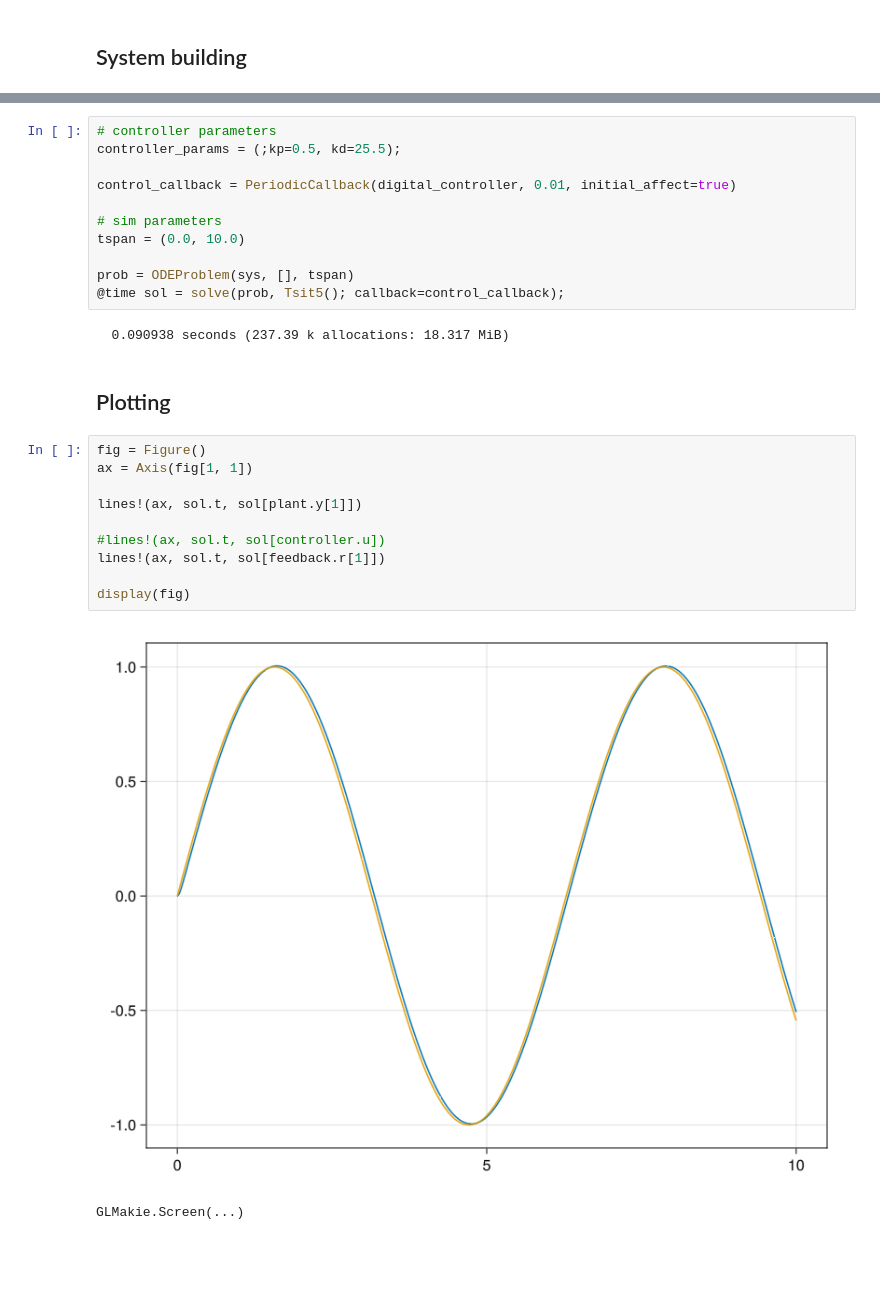
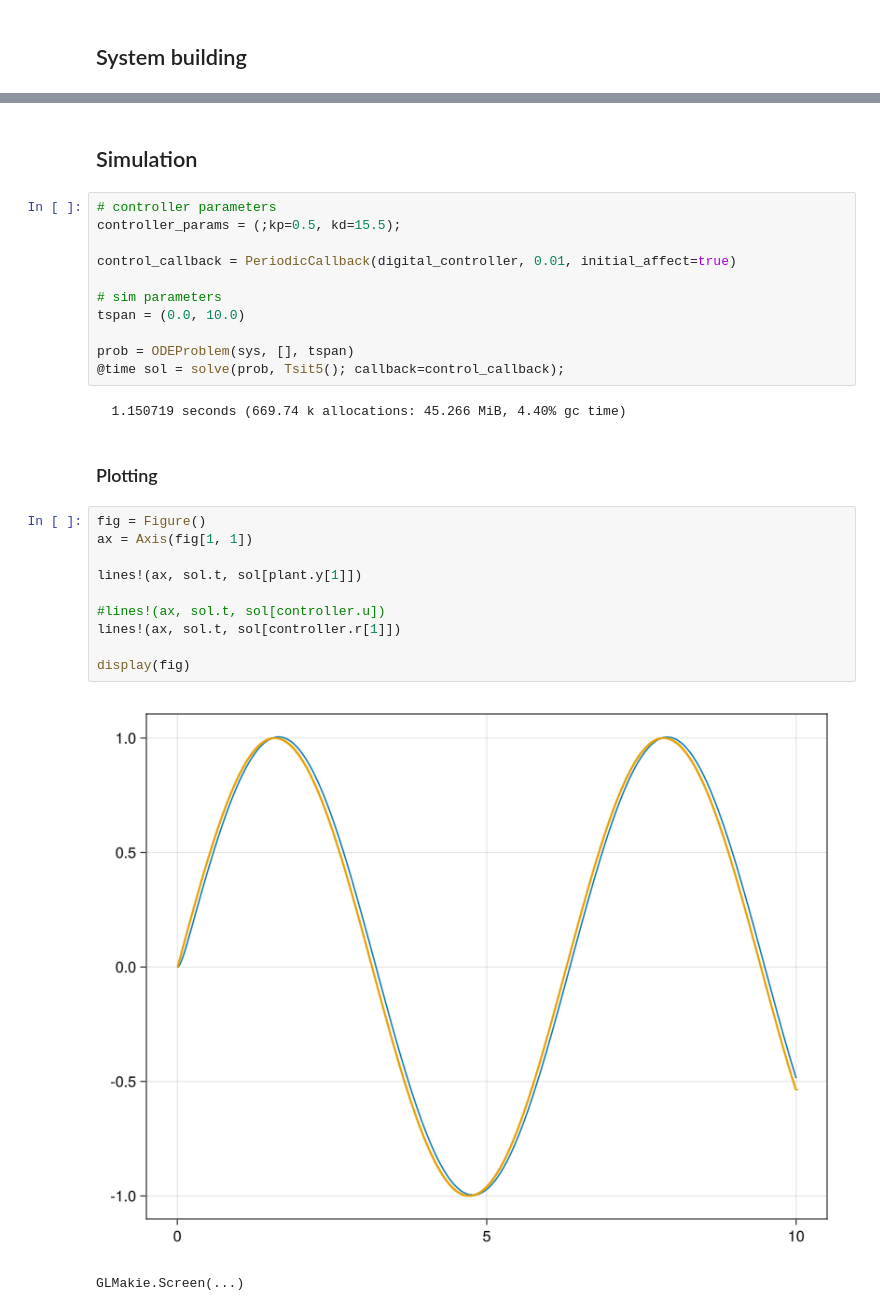
Before and after one commit to sarath-menon/robotics-tutorial-notebooks, a Jupyter notebook: control/mtk-Double Integrator_pid_discrete.ipynb, the cells around one changed output, grey strips where cells are left out. Cells and saved outputs as stored; diff of their text form; blank space fills up the shorter version.

Commit message:
pid controller works

```diff
--- a/control/mtk-Double Integrator_pid_discrete.ipynb
+++ b/control/mtk-Double Integrator_pid_discrete.ipynb
@@ -104,9 +123,11 @@ sys = structural_simplify(model)
 indexof(sym,syms) = findfirst(isequal(sym),syms)
 # %% [output]
 indexof (generic function with 1 method)
+# %% [markdown]
+## Simulation
 # %%
 # controller parameters
-controller_params = (;kp=0.5, kd=25.5);
+controller_params = (;kp=0.5, kd=15.5);
 
 control_callback = PeriodicCallback(digital_controller, 0.01, initial_affect=true)
 
@@ -116,19 +137,19 @@ tspan = (0.0, 10.0)
 prob = ODEProblem(sys, [], tspan)
 @time sol = solve(prob, Tsit5(); callback=control_callback);
 # %% [output]
-  0.090938 seconds (237.39 k allocations: 18.317 MiB)
+  1.150719 seconds (669.74 k allocations: 45.266 MiB, 4.40% gc time)
 # %% [markdown]
-## Plotting
+### Plotting
 # %%
 fig = Figure()
 ax = Axis(fig[1, 1])
 
 lines!(ax, sol.t, sol[plant.y[1]])
 
 #lines!(ax, sol.t, sol[controller.u])
-lines!(ax, sol.t, sol[feedback.r[1]])
+lines!(ax, sol.t, sol[controller.r[1]])
 
 display(fig)
 # %% [output]
-[figure, old version]
+[figure, new version]
 GLMakie.Screen(...)
```
Also changed, not shown: parts of 10 cells of this notebook, 2 other files.
